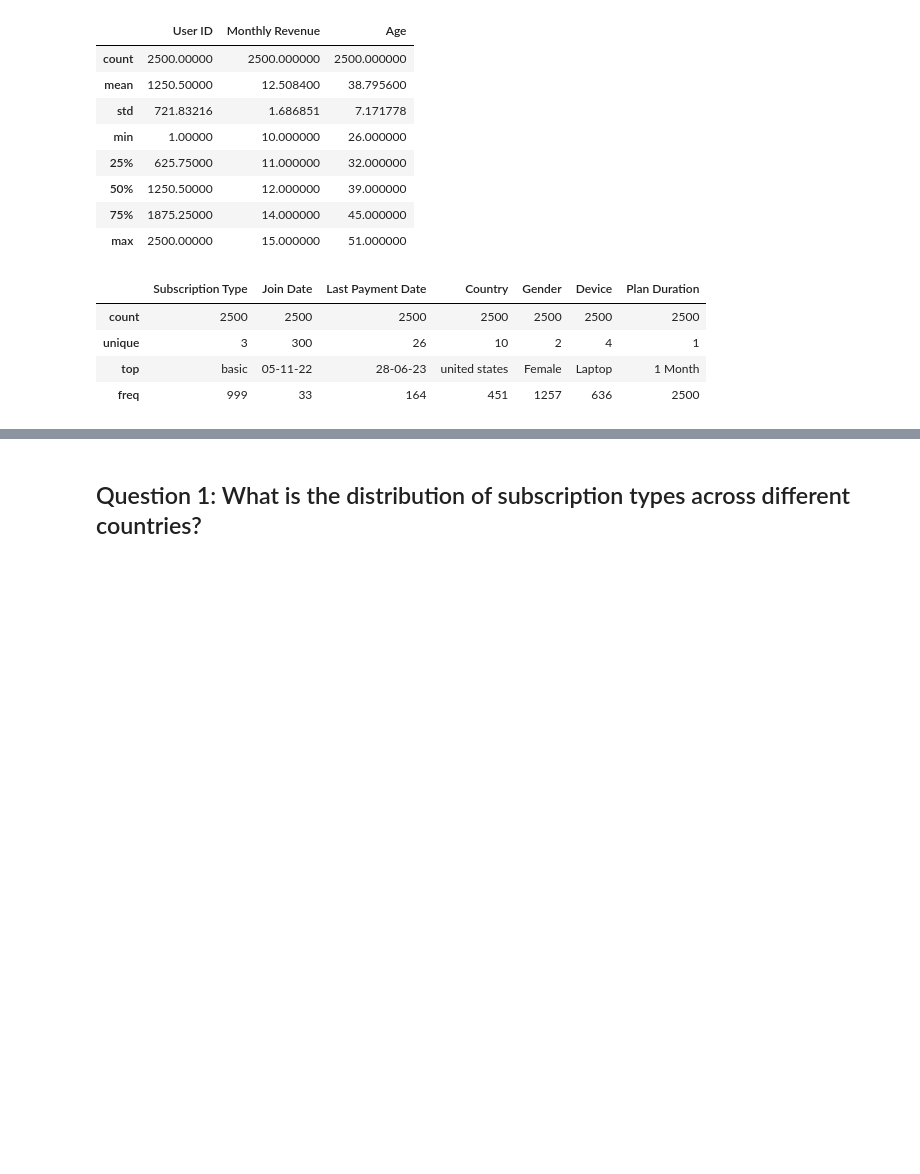
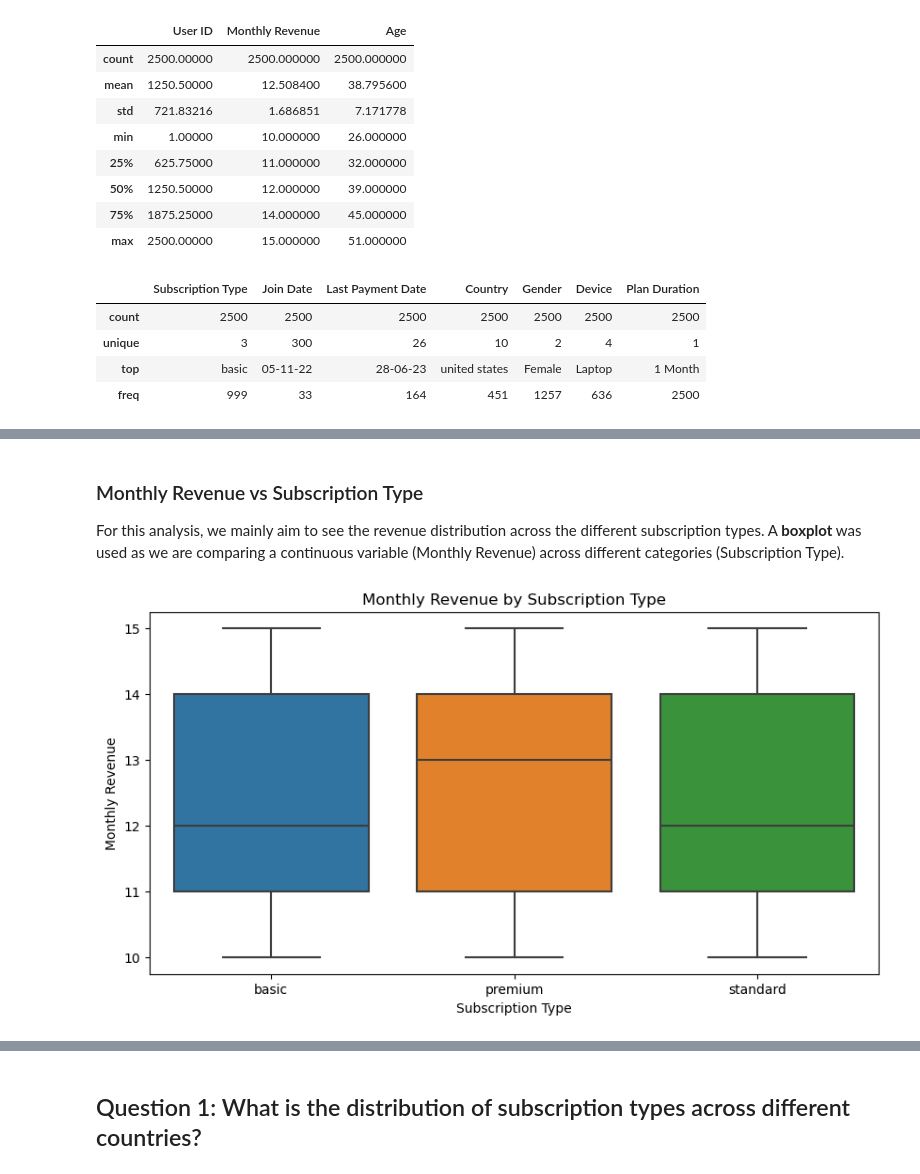
Before and after one commit to mcap114/CSMODEL-MCO, a Jupyter notebook: CSMODEL Group 8.ipynb, the cells around one changed output, grey strips where cells are left out. Cells and saved outputs as stored; diff of their text form; code cells hidden in the pictures; blank space fills up the shorter version.

```diff
--- a/CSMODEL Group 8.ipynb
+++ b/CSMODEL Group 8.ipynb
@@ -218,0 +222,12 @@ userbase_df.describe(include=['O'])
+# %% [markdown]
+### Monthly Revenue vs Subscription Type
+
+For this analysis, we mainly aim to see the revenue distribution across the different subscription types. A __boxplot__ was used as we are comparing a continuous variable (Monthly Revenue) across different categories (Subscription Type).
+# %%
+# Monthly Revenue vs Subscription Type
+plt.figure(figsize=(10, 5))
+sns.boxplot(x='Subscription Type', y='Monthly Revenue', data=userbase_df)
+plt.title('Monthly Revenue by Subscription Type')
+plt.show()
+# %% [output]
+[figure, added]
```
Also changed, not shown: parts of 45 cells of this notebook, 1 other file.
